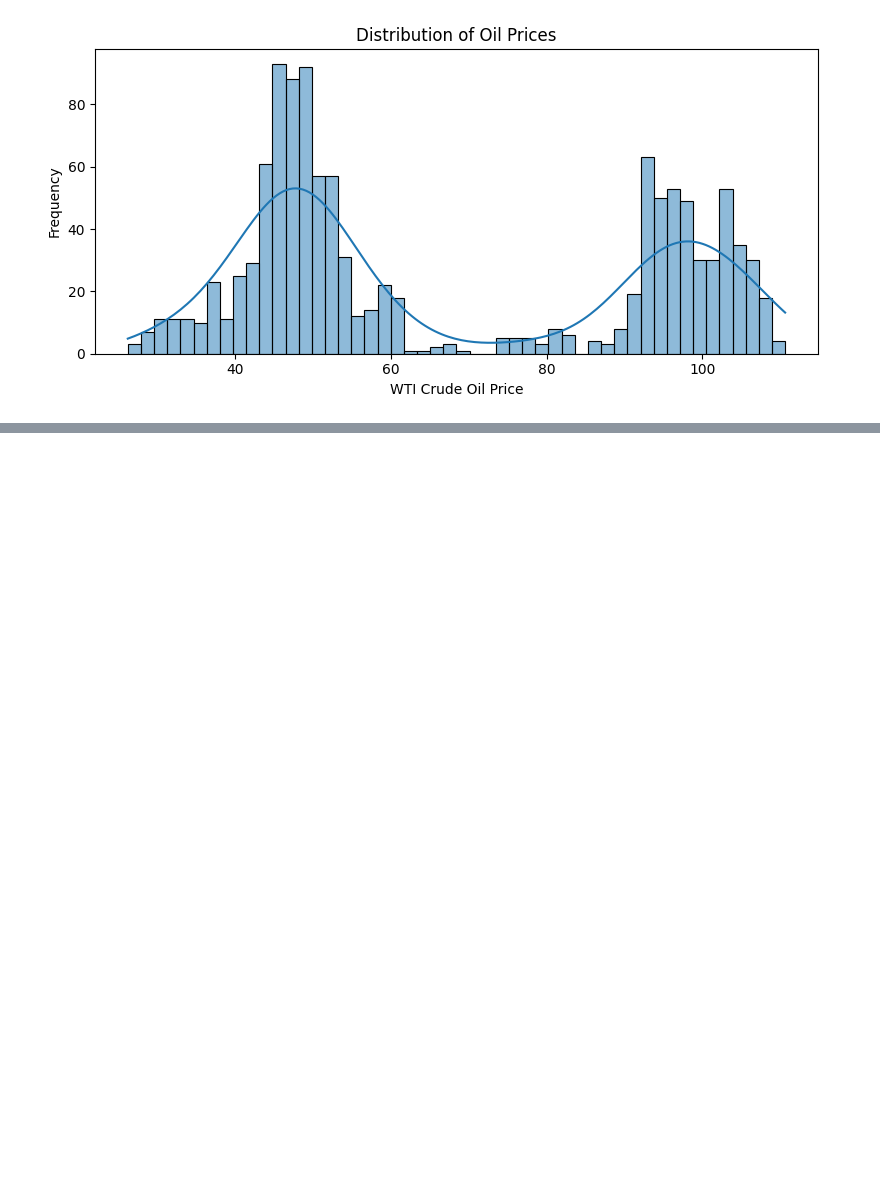
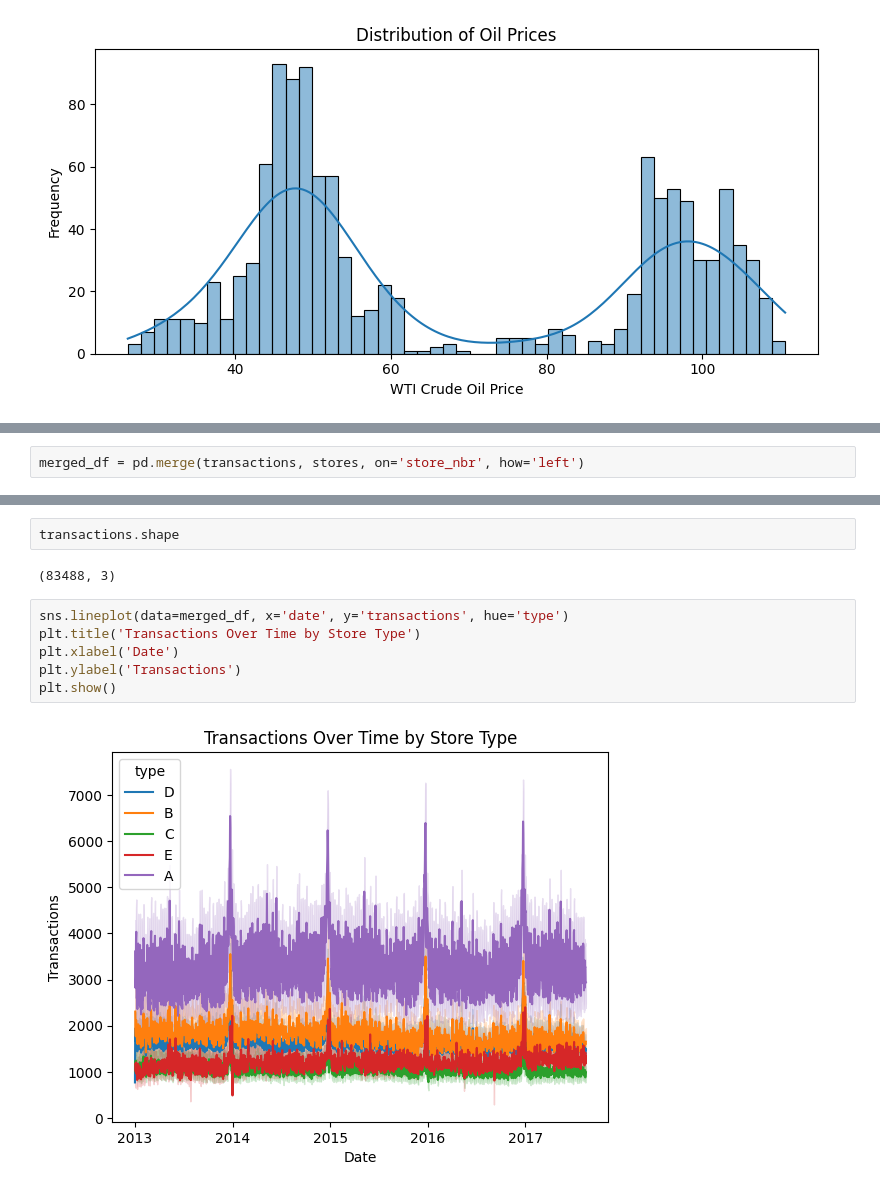
Before and after one commit to Ishikasingh101/Store_Sales_Prediction, a Jupyter notebook: experiments/EDA.ipynb, the cells around one changed output, grey strips where cells are left out. Drawn from its saved outputs; the diff is of its cells as text; blank space fills up the shorter version.

```diff
--- a/experiments/EDA.ipynb
+++ b/experiments/EDA.ipynb
@@ -659,0 +700,2 @@ plt.show()
+# %%
+merged_df = pd.merge(transactions, stores, on='store_nbr', how='left')
@@ -659,0 +723,12 @@ plt.show()
+# %%
+transactions.shape
+# %% [output]
+(83488, 3)
+# %%
+sns.lineplot(data=merged_df, x='date', y='transactions', hue='type')
+plt.title('Transactions Over Time by Store Type')
+plt.xlabel('Date')
+plt.ylabel('Transactions')
+plt.show()
+# %% [output]
+[figure, added]
```
Also changed, not shown: parts of 73 cells of this notebook.
